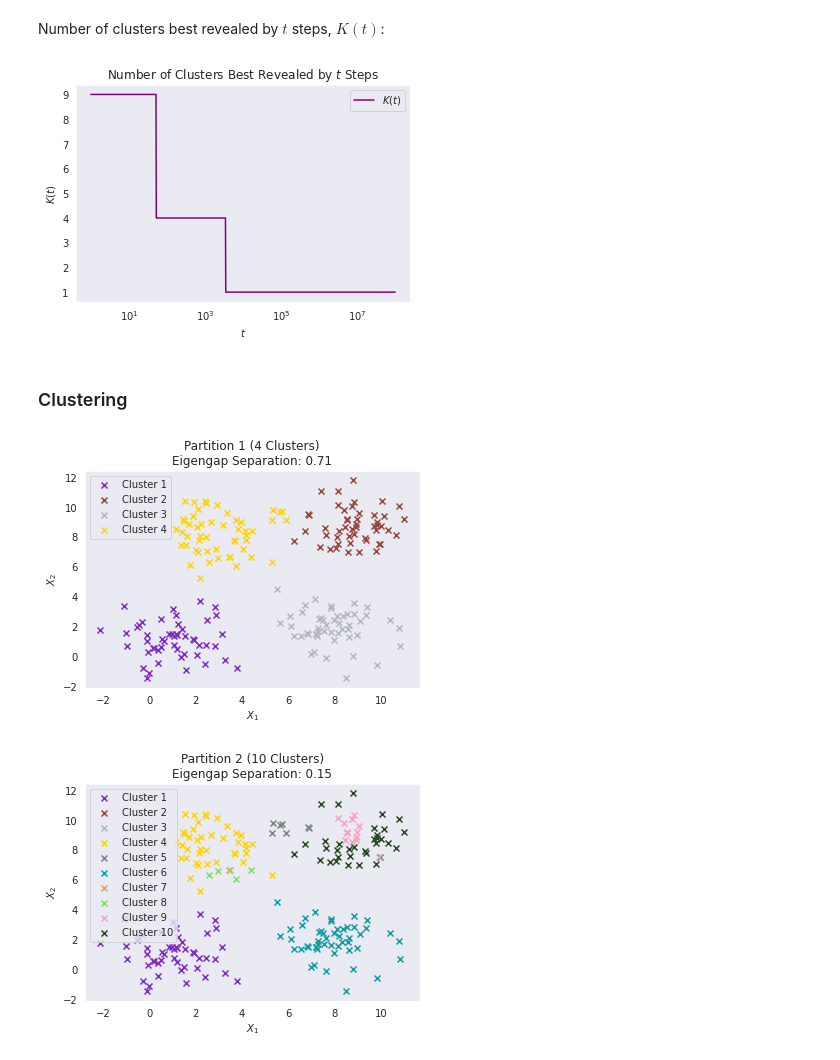
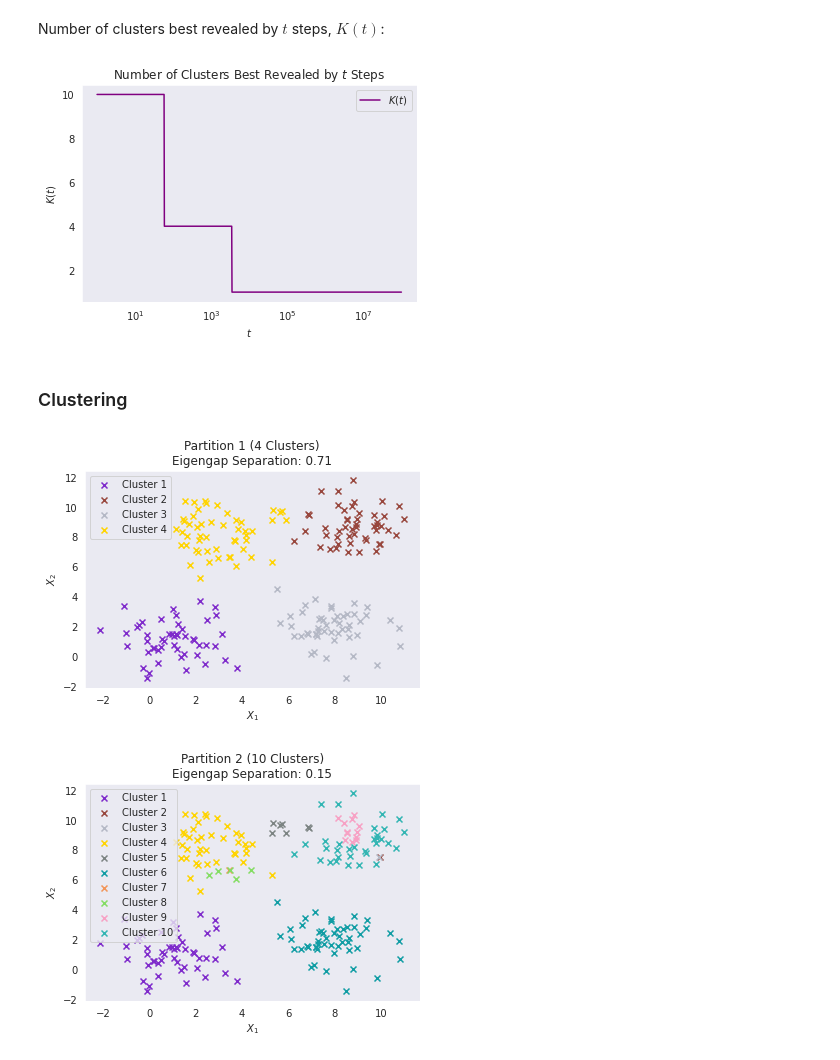
Before and after one commit to mcindoe/regimedetection, a Jupyter notebook: examples/gaussianclouds/main.ipynb, the cells around one changed output. Cells and saved outputs as stored; diff of their text form; code cells hidden in the pictures.

Commit message:
Fix bug missing maxClusters as an potential suggested cluster number

```diff
--- a/examples/gaussianclouds/main.ipynb
+++ b/examples/gaussianclouds/main.ipynb
@@ -44,11 +46,11 @@ points = make_gaussian_clouds(
 sns.set_style("dark")
 # %%
 n_clusters = len(cluster_centres)
-required_cluster_colours = max(n_clusters, MAX_SUGGESTED_CLUSTERS)
-cluster_colours = make_colours(required_cluster_colours)
+n_required_colours = max(n_clusters, MAX_SUGGESTED_CLUSTERS)
+colours = make_colours(n_required_colours)
 
 for n in range(n_clusters):
-    colour = cluster_colours[n]
+    colour = colours[n]
     cluster_points = points[n*points_per_cluster:(n+1)*points_per_cluster]
     plt.scatter(
         cluster_points[:,0],
@@ -83,7 +85,7 @@ evalues = evalues[idx]
 # %%
 # Cluster numbers considered - most general would be {1, ..., N} where
 # N = number of points
-k_values = np.arange(1, MAX_SUGGESTED_CLUSTERS)
+k_values = np.arange(1, MAX_SUGGESTED_CLUSTERS+1)
 
 # Number of steps considered - could be more clever about this and infer
 # from the dataset what the maximum number of steps should be, e.g. by
@@ -163,7 +165,7 @@ plt.xscale("log")
 plt.legend()
 plt.show()
 # %% [output]
-[figure, old version]
+[figure, new version]
 # %% [markdown]
 ### Clustering
 # %%
@@ -175,24 +177,24 @@ suggested_partitions = multiscale_k_prototypes(
 # %%
 for partition_idx, (partition, partition_suitability) in enumerate(suggested_partitions):
     for cluster_idx, cluster_indices in enumerate(partition):
-        cluster_colour = cluster_colours[cluster_idx]
+        cluster_colour = colours[cluster_idx]
         predicted_cluster_points = points[cluster_indices]
         plt.scatter(
             predicted_cluster_points[:,0],
             predicted_cluster_points[:,1],
             color = cluster_colour,
             label = f"Cluster {cluster_idx+1}",
             marker = 'x'
         )
 
     plot_title = f"Partition {partition_idx+1} ({len(partition)} Clusters)"
     plot_title += f"\nEigengap Separation: {round(partition_suitability, 2)}"
 
     plt.xlabel('$X_1$')
     plt.ylabel('$X_2$')
     plt.title(plot_title)
     plt.legend()
     plt.show()
 # %% [output]
 [figure]
-[figure, old version]
+[figure, new version]
```
Also changed, not shown: parts of 3 cells of this notebook, 1 other file.
